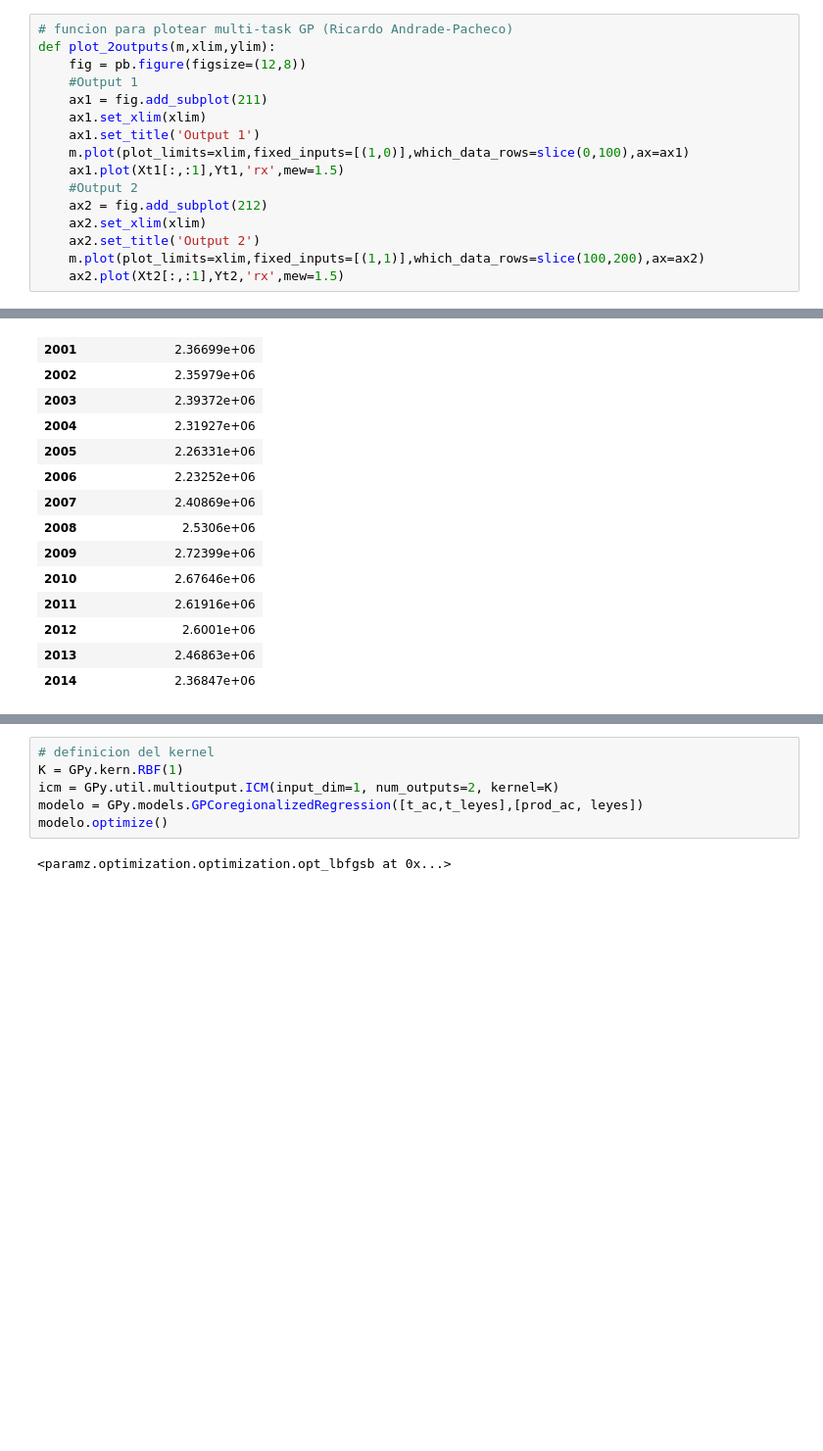
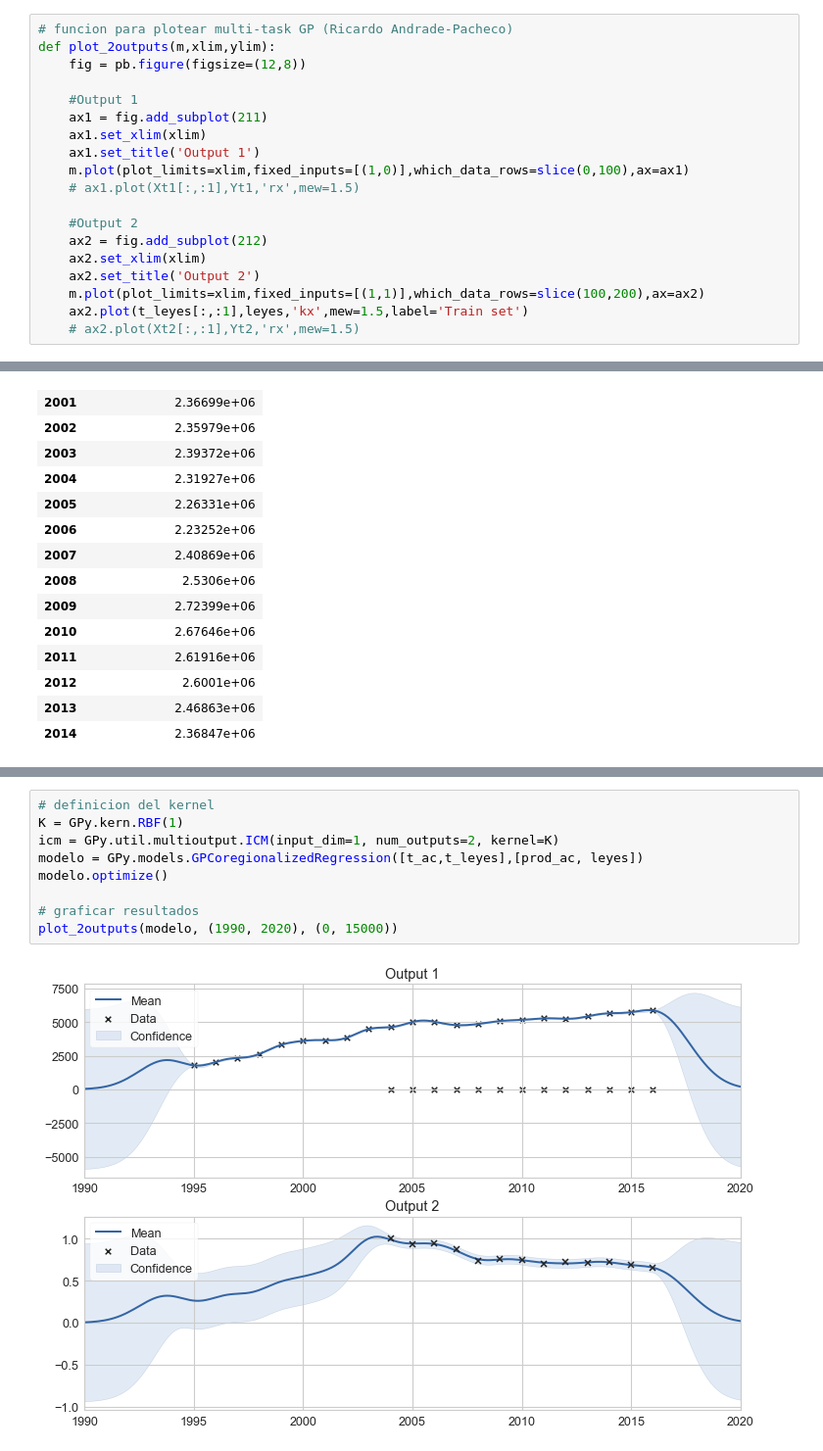
Before and after one commit to jpmerlet/estudio-acidos, a Jupyter notebook: modelos/multi_task_gp.ipynb, the cells around one changed output, grey strips where cells are left out. Shown at 98% size. Cells and saved outputs as stored; diff of their text form; blank space fills up the shorter version.

Commit message:
se arreglaron los gráficos de las dos salidas del modelo

```diff
--- a/modelos/multi_task_gp.ipynb
+++ b/modelos/multi_task_gp.ipynb
@@ -44,18 +44,21 @@ nombres_df1 = list(df1.columns.values)
 # funcion para plotear multi-task GP (Ricardo Andrade-Pacheco)
 def plot_2outputs(m,xlim,ylim):
     fig = pb.figure(figsize=(12,8))
+
     #Output 1
     ax1 = fig.add_subplot(211)
     ax1.set_xlim(xlim)
     ax1.set_title('Output 1')
     m.plot(plot_limits=xlim,fixed_inputs=[(1,0)],which_data_rows=slice(0,100),ax=ax1)
-    ax1.plot(Xt1[:,:1],Yt1,'rx',mew=1.5)
+    # ax1.plot(Xt1[:,:1],Yt1,'rx',mew=1.5)
+
     #Output 2
     ax2 = fig.add_subplot(212)
     ax2.set_xlim(xlim)
     ax2.set_title('Output 2')
     m.plot(plot_limits=xlim,fixed_inputs=[(1,1)],which_data_rows=slice(100,200),ax=ax2)
-    ax2.plot(Xt2[:,:1],Yt2,'rx',mew=1.5)
+    ax2.plot(t_leyes[:,:1],leyes,'kx',mew=1.5,label='Train set')
+    # ax2.plot(Xt2[:,:1],Yt2,'rx',mew=1.5)
 # %%
 # tabla1: produccion de fino, toda la informacion
 tabla1 = df1.loc[:7,nombres_df1[2:18]]
@@ -148,8 +192,11 @@ leyes = np.reshape(leyes, newshape=(leyes.shape[0],1))
 # %%
 # definicion del kernel
 K = GPy.kern.RBF(1)
 icm = GPy.util.multioutput.ICM(input_dim=1, num_outputs=2, kernel=K)
 modelo = GPy.models.GPCoregionalizedRegression([t_ac,t_leyes],[prod_ac, leyes])
 modelo.optimize()
+
+# graficar resultados
+plot_2outputs(modelo, (1990, 2020), (0, 15000))
 # %% [output]
-<paramz.optimization.optimization.opt_lbfgsb at 0x...>
+[figure, added]
```
Also changed, not shown: parts of 9 cells of this notebook.
